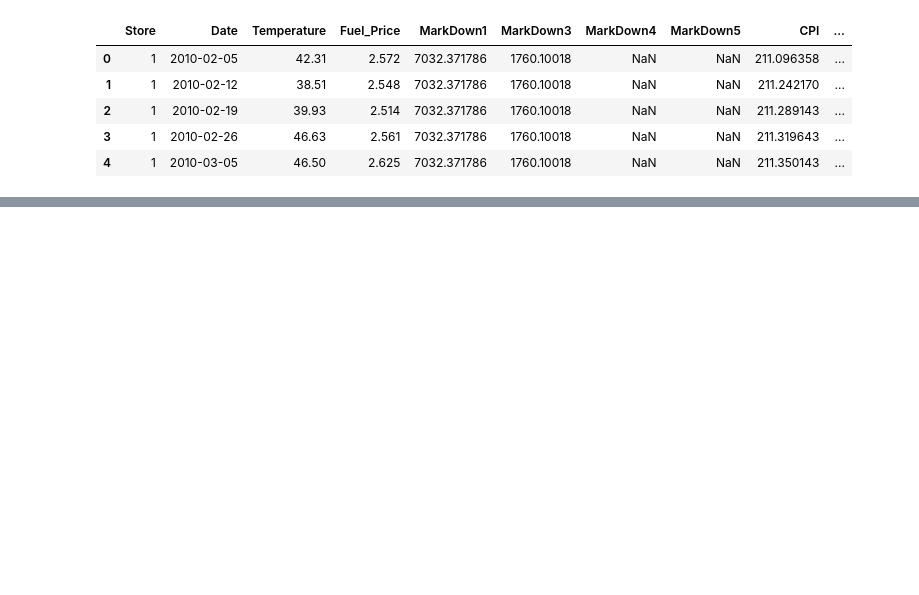
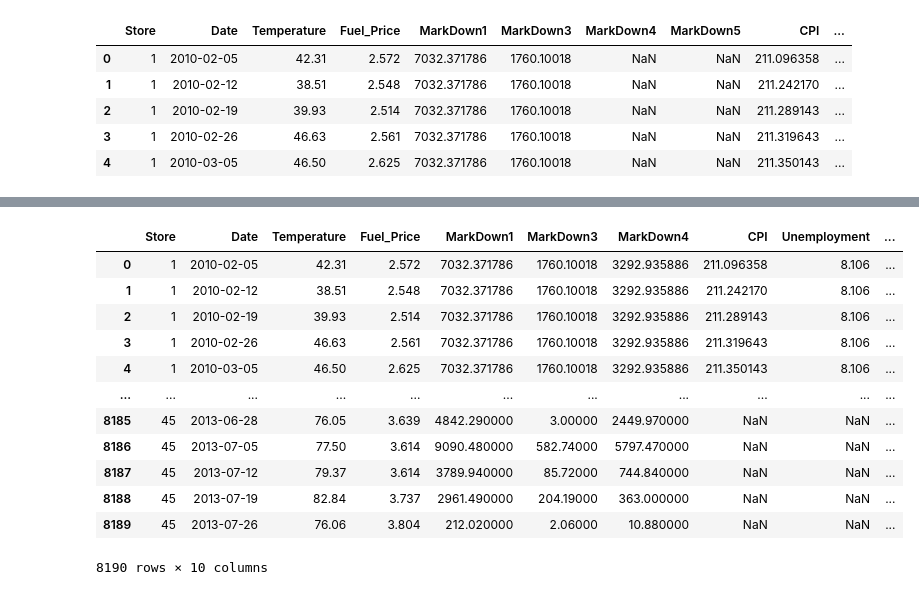
Before and after one commit to Rommelsito/Vehicle_analysis, a Jupyter notebook: feature/features.ipynb, the cells around one changed output, grey strips where cells are left out. Saved outputs shown, nothing was run; the diff lists cells and outputs as text; code cells hidden in the pictures; blank space fills up the shorter version.

```diff
--- a/feature/features.ipynb
+++ b/feature/features.ipynb
@@ -271,0 +303,3 @@ df_5.head()
+# %%
+df_6 = df_5.copy()
+df_6.head()
@@ -271,0 +313,17 @@ df_5.head()
+# %%
+df_drop_6 = df_6.drop(columns = 'MarkDown5')
+df_drop_6
+# %% [output]
+|  | Store | Date | Temperature | Fuel_Price | MarkDown1 | MarkDown3 | MarkDown4 | CPI | Unemployment | ... |
+| 0 | 1 | 2010-02-05 | 42.31 | 2.572 | 7032.371786 | 1760.10018 | 3292.935886 | 211.096358 | 8.106 | ... |
+| 1 | 1 | 2010-02-12 | 38.51 | 2.548 | 7032.371786 | 1760.10018 | 3292.935886 | 211.242170 | 8.106 | ... |
+| 2 | 1 | 2010-02-19 | 39.93 | 2.514 | 7032.371786 | 1760.10018 | 3292.935886 | 211.289143 | 8.106 | ... |
+| 3 | 1 | 2010-02-26 | 46.63 | 2.561 | 7032.371786 | 1760.10018 | 3292.935886 | 211.319643 | 8.106 | ... |
+| 4 | 1 | 2010-03-05 | 46.50 | 2.625 | 7032.371786 | 1760.10018 | 3292.935886 | 211.350143 | 8.106 | ... |
+| ... | ... | ... | ... | ... | ... | ... | ... | ... | ... | ... |
+| 8185 | 45 | 2013-06-28 | 76.05 | 3.639 | 4842.290000 | 3.00000 | 2449.970000 | NaN | NaN | ... |
+| 8186 | 45 | 2013-07-05 | 77.50 | 3.614 | 9090.480000 | 582.74000 | 5797.470000 | NaN | NaN | ... |
+| 8187 | 45 | 2013-07-12 | 79.37 | 3.614 | 3789.940000 | 85.72000 | 744.840000 | NaN | NaN | ... |
+| 8188 | 45 | 2013-07-19 | 82.84 | 3.737 | 2961.490000 | 204.19000 | 363.000000 | NaN | NaN | ... |
+| 8189 | 45 | 2013-07-26 | 76.06 | 3.804 | 212.020000 | 2.06000 | 10.880000 | NaN | NaN | ... |
+8190 rows × 10 columns
```
Also changed, not shown: parts of 10 cells of this notebook, 2 other files.
